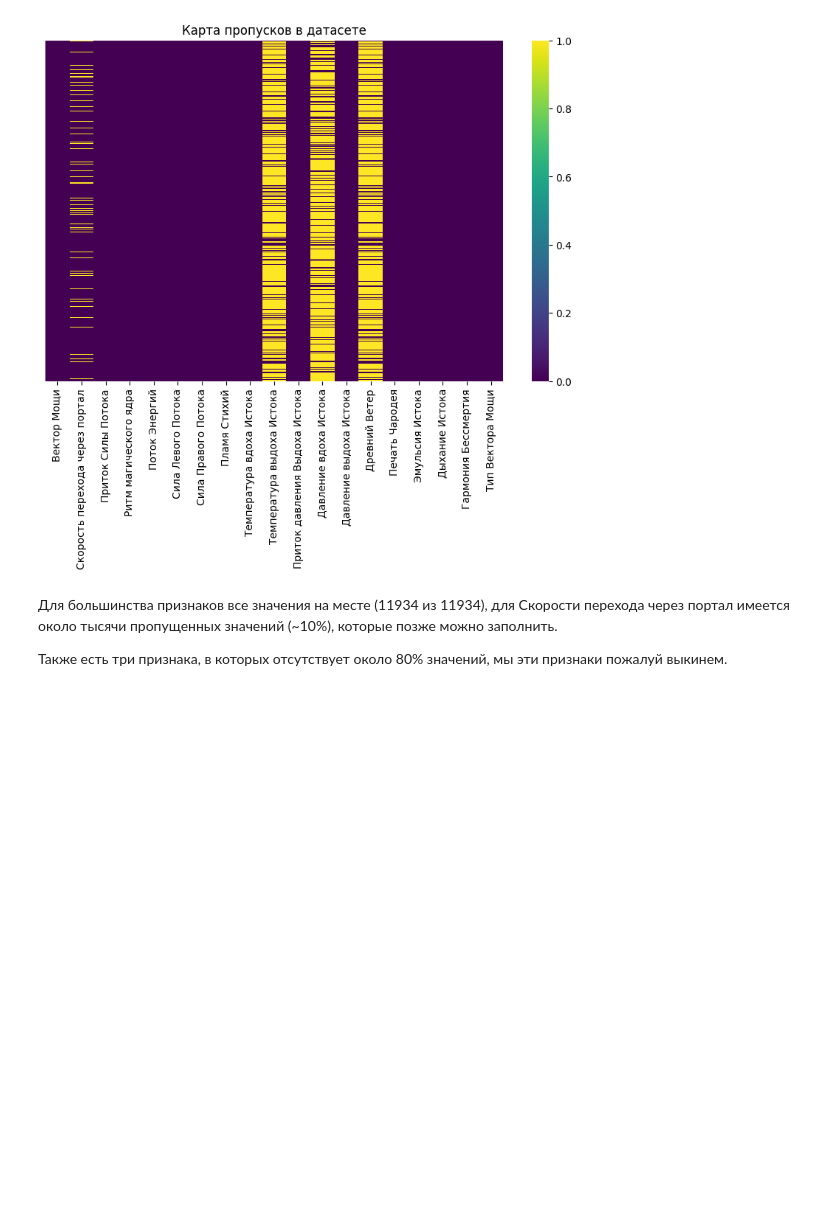
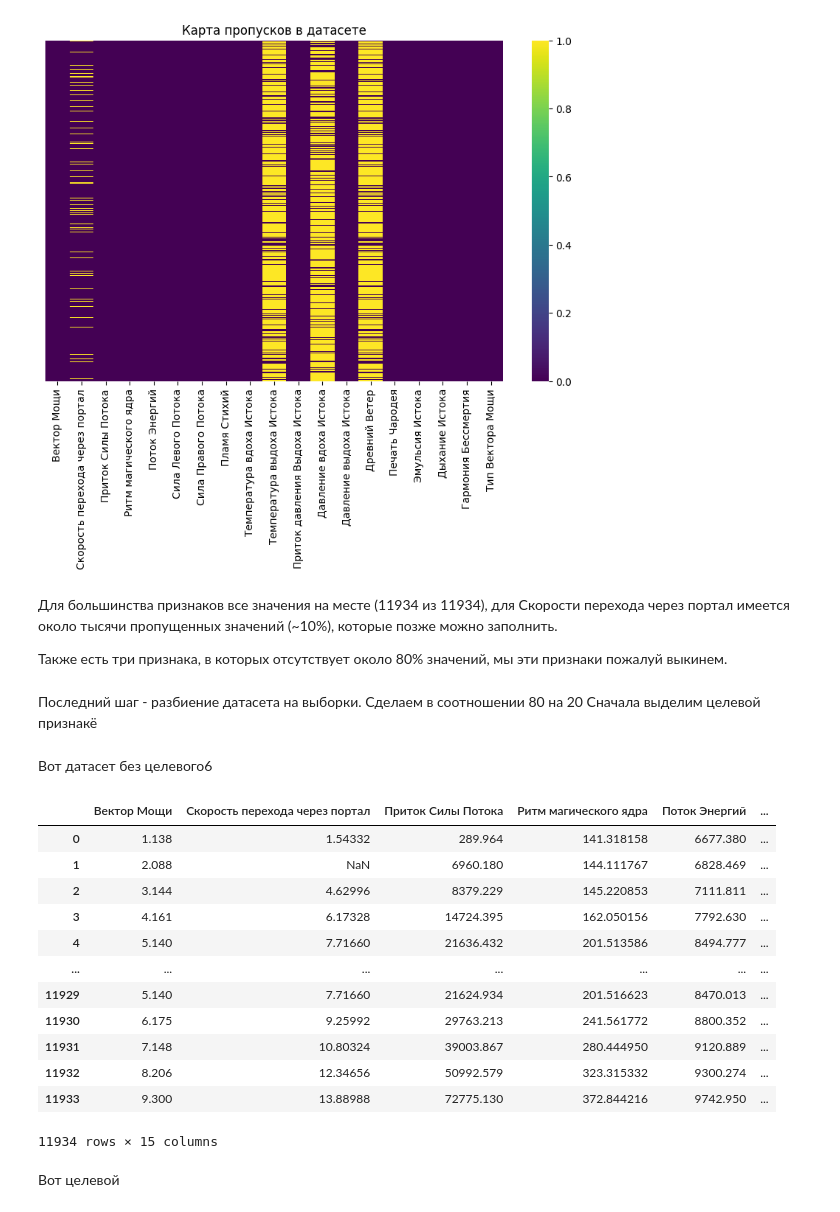
Before and after one commit to somebodnew/python, a Jupyter notebook: practicum/lab2.ipynb, the cells around one changed output. Cells and saved outputs as stored; diff of their text form; code cells hidden in the pictures; blank space fills up the shorter version.

```diff
--- a/practicum/lab2.ipynb
+++ b/practicum/lab2.ipynb
@@ -14,7 +14,7 @@ from sklearn.metrics import mean_squared_error, mean_absolute_error, r2_score
 # %% [markdown]
 Загружаем датасет с данными о портальной деятельности
 # %%
-data = pd.read_csv('C:/tubaduba/practicum/data/portal_data.csv',encoding='cp1251',sep='|')
+data = pd.read_csv('portal_data.csv',encoding='cp1251',sep='|')
 # %% [markdown]
 Датасет загружен, задача - регрессия, поскольку предсказываем признак Гармония Бессмертия
 
@@ -138,3 +138,30 @@ plt.show()
 Также есть три признака, в которых отсутствует около 80% значений, мы эти признаки пожалуй выкинем.
 # %%
 data = data.drop(columns=['Температура выдоха Истока','Давление вдоха Истока','Древний Ветер'])
+# %% [markdown]
+Последний шаг - разбиение датасета на выборки. Сделаем в соотношении 80 на 20
+Сначала выделим целевой признакё
+# %%
+target_column = 'Гармония Бессмертия'
+X = data.drop(columns=[target_column])
+y = data[target_column]
+# %% [markdown]
+Вот датасет без целевого6
+# %%
+X
+# %% [output]
+|  | Вектор Мощи | Скорость перехода через портал | Приток Силы Потока | Ритм магического ядра | Поток Энергий | ... |
+| 0 | 1.138 | 1.54332 | 289.964 | 141.318158 | 6677.380 | ... |
+| 1 | 2.088 | NaN | 6960.180 | 144.111767 | 6828.469 | ... |
+| 2 | 3.144 | 4.62996 | 8379.229 | 145.220853 | 7111.811 | ... |
+| 3 | 4.161 | 6.17328 | 14724.395 | 162.050156 | 7792.630 | ... |
+| 4 | 5.140 | 7.71660 | 21636.432 | 201.513586 | 8494.777 | ... |
+| ... | ... | ... | ... | ... | ... | ... |
+| 11929 | 5.140 | 7.71660 | 21624.934 | 201.516623 | 8470.013 | ... |
+| 11930 | 6.175 | 9.25992 | 29763.213 | 241.561772 | 8800.352 | ... |
+| 11931 | 7.148 | 10.80324 | 39003.867 | 280.444950 | 9120.889 | ... |
+| 11932 | 8.206 | 12.34656 | 50992.579 | 323.315332 | 9300.274 | ... |
+| 11933 | 9.300 | 13.88988 | 72775.130 | 372.844216 | 9742.950 | ... |
+11934 rows × 15 columns
+# %% [markdown]
+Вот целевой
```
Also changed, not shown: parts of 4 cells of this notebook.
